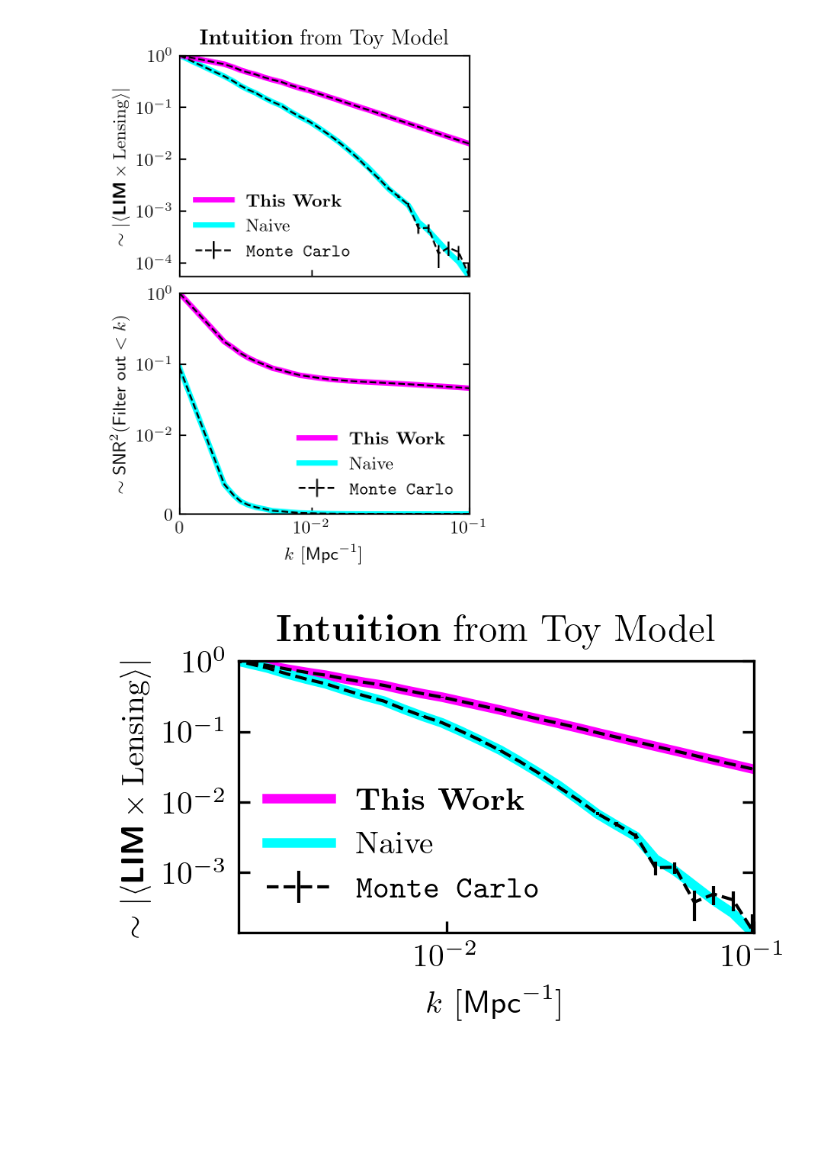
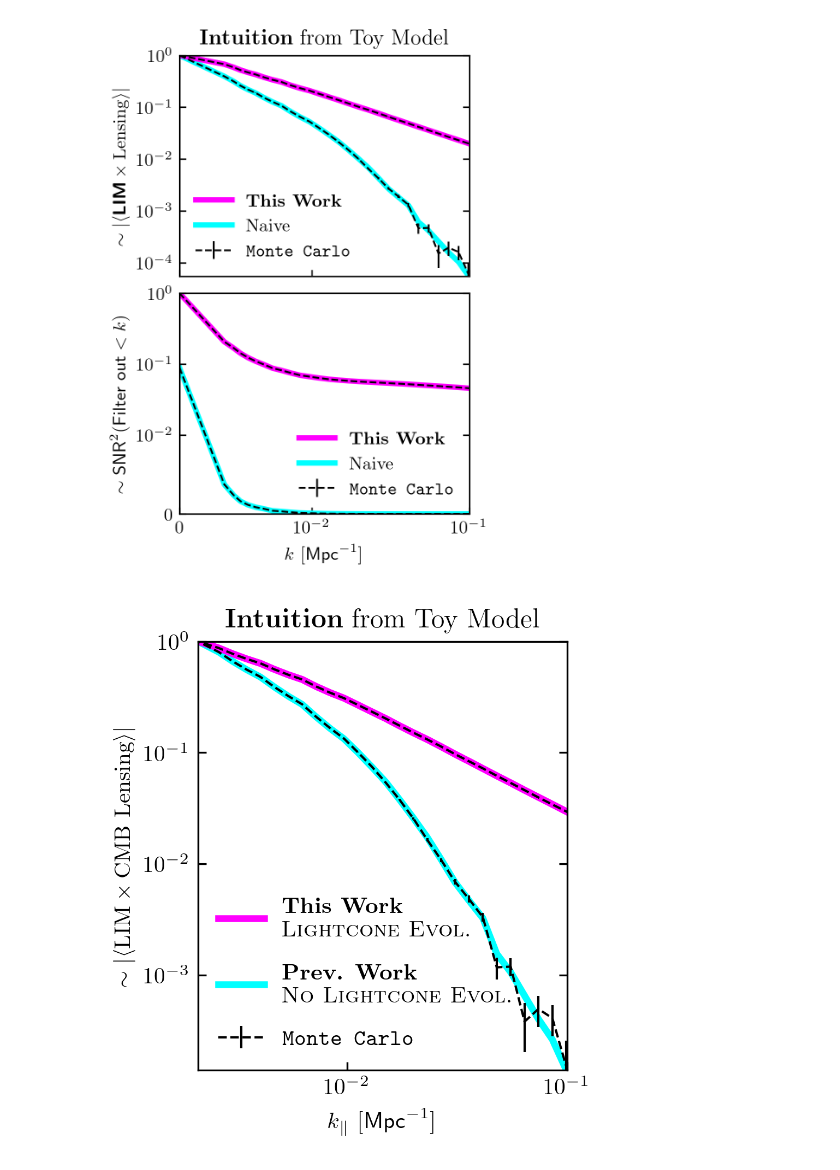
Before and after one commit to DelonShen/LIMxCMBL, a Jupyter notebook: 015.003.2025-05-09.toy-model-viz.ipynb, the cells around one changed output. Drawn from its saved outputs; the diff is of its cells as text; code cells hidden in the pictures; blank space fills up the shorter version.

Commit message:
tweaked toy model figures

```diff
--- a/015.003.2025-05-09.toy-model-viz.ipynb
+++ b/015.003.2025-05-09.toy-model-viz.ipynb
@@ -378,8 +358,14 @@ axs[0].set_title(r'\textbf{Intuition} from Toy Model')
 plt.savefig('figures/015.003.pdf', bbox_inches = 'tight')
 # %% [output]
 [figure]
+# %%
+preamble = r'\usepackage[normalem]{ulem}'
+preamble += '\n'
+preamble += r'\renewcommand{\ULthickness}{1.3pt}'
+# %%
+ plt.rc('text.latex', preamble=preamble)
 # %%
-fig, axs = plt.subplots(nrows=1, ncols=1, sharex=True, figsize=(3,3/1.618), dpi=300)
+fig, axs = plt.subplots(nrows=1, ncols=1, sharex=True, figsize=(3,3.3), dpi=300)
 axs = [axs]
 axs[0].set_title(r'\textbf{Intuition} from Toy Model')
 
@@ -388,14 +374,26 @@ def _plot(x, y, **params):
     axs[0].plot(x, jnp.abs(y/y[1]), **params)
     # axs[0].scatter(x, jnp.abs(y/binned_Ik_kappa[0]))
 
+l1 = r'\textbf{This Work}'
+l1 += '\n'
+l1 += r'\textsc{Lightcone Evol.}'
 _plot(k_bin_centers, binned_Ik_kappa,
-         label=r'\textbf{This Work}', c=LC_k, lw=3)
+         label=l1, c=LC_k, lw=3)
+
+
+l2 = r'\textbf{Prev. Work}'
+l2 += '\n'
+l2 += r'{\textsc{No Lightcone Evol.}}'
+
 
 _plot(k_bin_centers, binned_Ik_kappa_noLC,
-         label='Naive', c=nLC_color, lw=nLC_lw, ls='-')
+         label=l2, c=nLC_color, lw=nLC_lw, ls='-')
+_plot(k_bin_centers, binned_Ik_kappa, c=LC_k, lw=3)
 
+
+#error bars so small causing visual glitches
 axs[0].errorbar(k_bin_centers, jnp.abs(measured_spectra['estimated_LC_Ik'])/np.abs(binned_Ik_kappa)[1],
-                    yerr=jnp.abs(jnp.sqrt(measured_spectra['estimated_LC_Ik_MSE']))/np.abs(binned_Ik_kappa)[1],
+                    yerr=0,#np.abs(jnp.sqrt(measured_spectra['estimated_LC_Ik_MSE']))/np.abs(binned_Ik_kappa)[1],
                     lw=1,
                     ls='--', c=color[_type])
 
@@ -404,35 +402,35 @@ axs[0].errorbar(k_bin_centers, jnp.abs(measured_spectra['estimated_nLC_Ik'])/np.
                     yerr=jnp.abs(jnp.sqrt(measured_spectra['estimated_nLC_Ik_MSE']))/np.abs(binned_Ik_kappa_noLC)[1],
                     lw=1,
                     ls='--', c=color[_type])
 
 
 axs[0].errorbar([0, 100], [100, 100], yerr=0, lw=1, c='k', ls='--', label=r'\texttt{Monte Carlo}')
 
 axs[0].set_yscale('log')
 _idxs = jnp.where(k_bin_centers <= 1e-1)
 axs[0].set_ylim(jnp.min(jnp.abs(binned_Ik_kappa_noLC[_idxs] / binned_Ik_kappa_noLC[1])), 1e0)
 
-axs[0].set_ylabel(r'$\sim |\langle \textbf{\textsf{LIM}}\times \rm{Lensing}\rangle|$')
-axs[0].set_xlabel(r'$k$ [${\sf Mpc}^{-1}$]')
+axs[0].set_ylabel(r'$\sim |\langle \textrm{{LIM}}\times \rm{CMB\ Lensing}\rangle|$')
+axs[0].set_xlabel(r'$k_\parallel$ [${\sf Mpc}^{-1}$]')
 
 for ax in axs:
     ax.tick_params(axis='x', which='minor', bottom=False)
     ax.tick_params(axis='y', which='both', right=True)
 
 plt.xscale('log')
 plt.xlim(k_bin_centers[1], 1e-1)
 
 # axs[0].legend(frameon=False)
-axs[0].legend(frameon=False, loc='lower left')
+axs[0].legend(frameon=False, loc='lower left', labelspacing=1)
 
 
 ax.tick_params(axis='y', which='major', right=True)
 ax.tick_params(axis='y', which='minor', left=False)
 ax.tick_params(axis='y', which='minor', right=False)
 
 ax.yaxis.set_zorder(3)
 
 plt.savefig('figures/015.003_Ik.pdf', bbox_inches = 'tight')
 # %% [output]
-[figure, old version]
+[figure, new version]
 # %%
```
Also changed, not shown: parts of 3 cells of this notebook, 4 other files.
